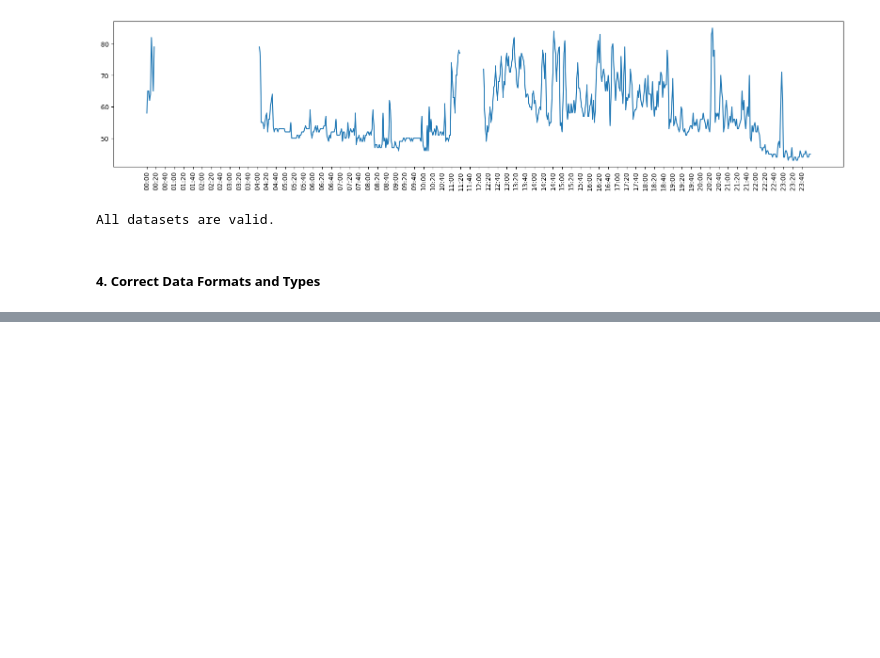
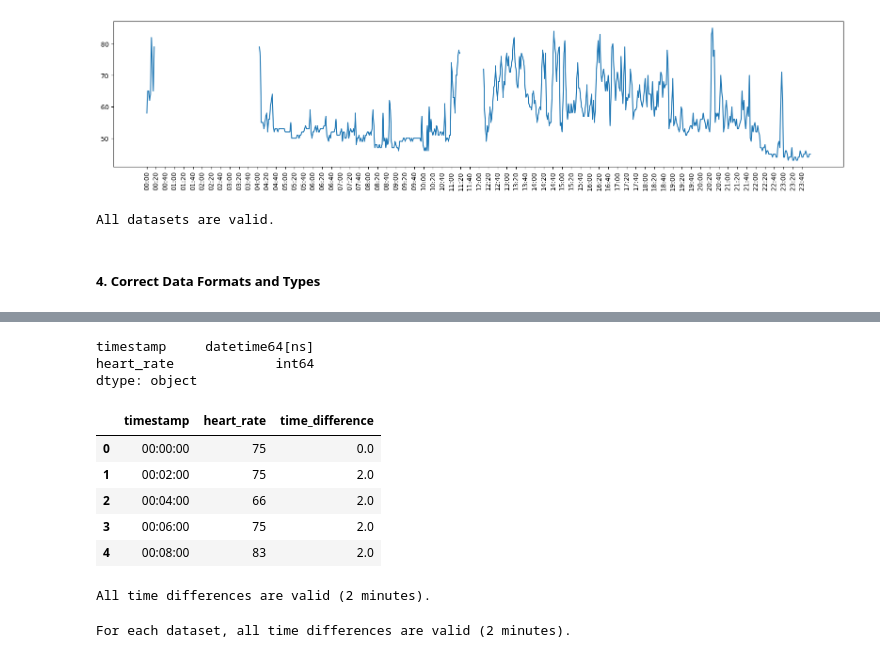
Before and after one commit to valecase4/GarminHealthInsights, a Jupyter notebook: data_cleaning/heart_rates/heart_rates.ipynb, the cells around one changed output, grey strips where cells are left out. Cells and saved outputs as stored; diff of their text form; code cells hidden in the pictures; blank space fills up the shorter version.

Commit message:
Finished the verification of data types and formats for each dataset in interpolated directory.

```diff
--- a/data_cleaning/heart_rates/heart_rates.ipynb
+++ b/data_cleaning/heart_rates/heart_rates.ipynb
@@ -259,3 +259,8 @@ first_df_output_path = '../../data/raw/heart_rates/interpolated/2024-12-21.csv'
 first_df_interpolated = interpolate("2024-12-21.csv")
 first_df_interpolated = first_df_interpolated.dropna(axis=0)
 first_df_interpolated.to_csv(first_df_output_path, index=False)
+# %%
+interpolated_directory = "../../data/raw/heart_rates/interpolated"
+
+interpolated_files = [f for f in os.listdir(interpolated_directory) if f.endswith(".csv")]
+print(interpolated_files)
@@ -261,0 +269,5 @@ first_df_interpolated.to_csv(first_df_output_path, index=False)
+# %%
+sample_file = os.path.join(interpolated_directory, interpolated_files[3])
+sample_df = pd.read_csv(sample_file)
+
+sample_df.dtypes
@@ -261,0 +290,64 @@ first_df_interpolated.to_csv(first_df_output_path, index=False)
+# %%
+# convert timestamp column into a time object for the sample dataset
+sample_df['timestamp'] = pd.to_datetime(sample_df['timestamp'], format="%H:%M")
+
+sample_df.dtypes
+# %% [output]
+timestamp     datetime64[ns]
+heart_rate             int64
+dtype: object
+# %%
+# check the distance between consecutive timestamps (expected 2 mins)
+sample_df['time_difference'] = sample_df['timestamp'].diff().dt.total_seconds() / 60
+
+# handle the first row
+sample_df.loc[0, "time_difference"] = 0
+
+sample_df['timestamp'] = pd.to_datetime(sample_df['timestamp'], format="%H:%M").dt.time
+
+sample_df.head()
+# %% [output]
+|  | timestamp | heart_rate | time_difference |
+| 0 | 00:00:00 | 75 | 0.0 |
+| 1 | 00:02:00 | 75 | 2.0 |
+| 2 | 00:04:00 | 66 | 2.0 |
+| 3 | 00:06:00 | 75 | 2.0 |
+| 4 | 00:08:00 | 83 | 2.0 |
+# %%
+is_valid = (sample_df['time_difference'][1:] == 2).all()
+
+if is_valid:
+    print("All time differences are valid (2 minutes).")
+else:
+    print("There are rows where time_difference is not 2 minutes.")
+    invalid_rows = df[df['time_difference'] != 2]
+    print(invalid_rows)
+# %% [output]
+All time differences are valid (2 minutes).
+# %%
+# check the distance between consecutive timestamps (expected 2 mins) for each dataset
+
+all_valid = True
+non_valid_files = []
+interpolated_directory = "../../data/raw/heart_rates/interpolated"
+
+for f in interpolated_files:
+    file_path = os.path.join(interpolated_directory, f)
+    df = pd.read_csv(file_path)
+    df['timestamp'] = pd.to_datetime(df['timestamp'], format="%H:%M")
+    df['time_difference'] = df['timestamp'].diff().dt.total_seconds() / 60
+
+    is_valid = (df['time_difference'][1:] == 2).all()
+
+    if not is_valid:
+        all_valid = True
+        non_valid_files.append(f)
+
+if all_valid:
+    print("For each dataset, all time differences are valid (2 minutes).")
+else:
+    print("Some datasets are wrong")
+    for f in non_valid_files:
+        print(f + '\n')
+# %% [output]
+For each dataset, all time differences are valid (2 minutes).
```
Also changed, not shown: parts of 3 cells of this notebook, 1 other file.
